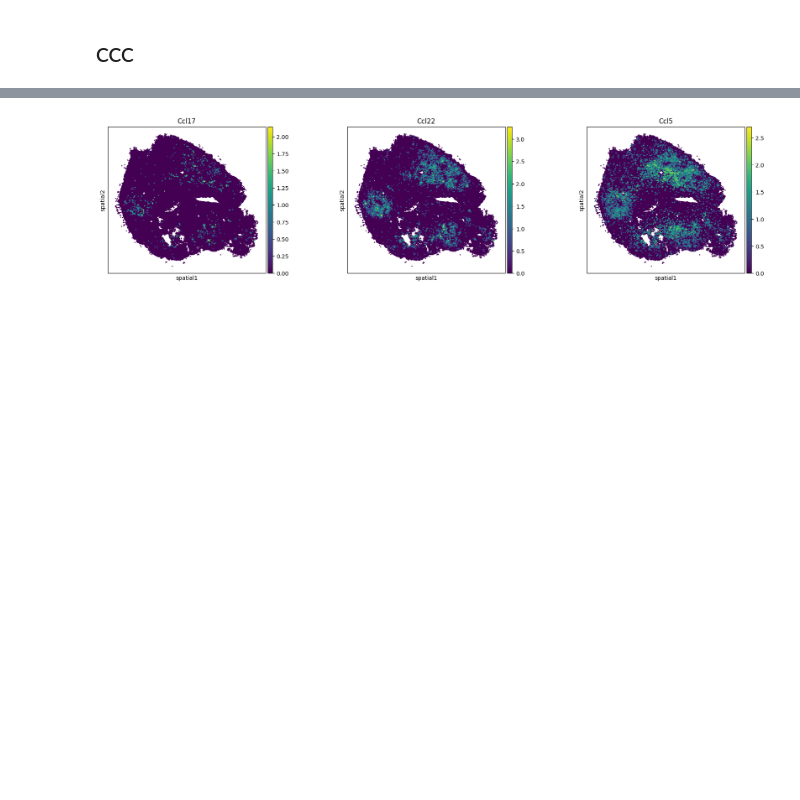
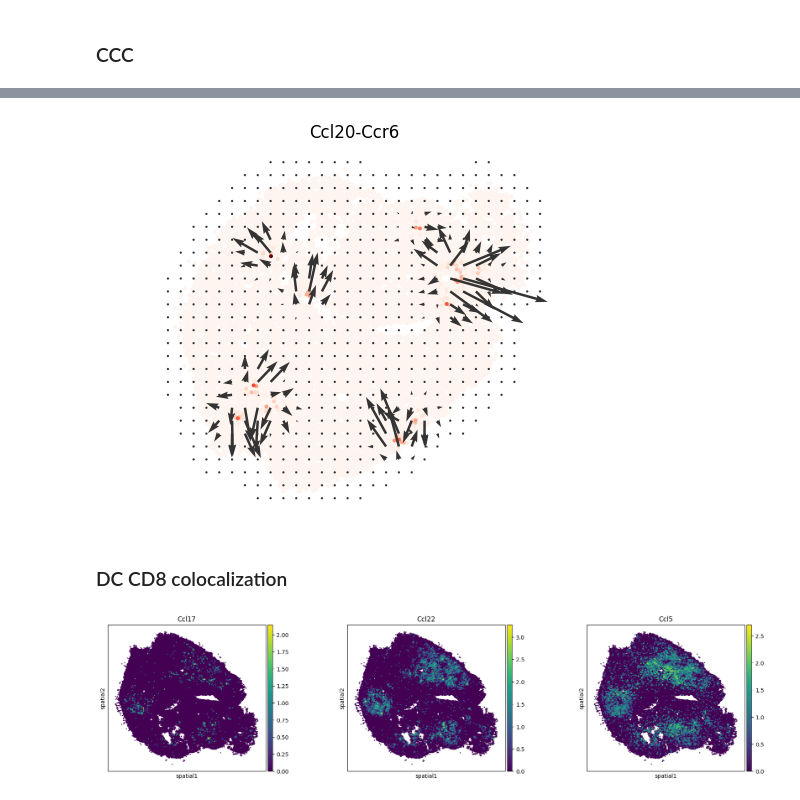
Before and after one commit to jishnu-lab/SpaceTravLR, a Jupyter notebook: manuscript/mouse_lymph_visiumHD/figures.ipynb, the cells around one changed output, grey strips where cells are left out. Cells and saved outputs as stored; diff of their text form; code cells hidden in the pictures; blank space fills up the shorter version.

```diff
--- a/manuscript/mouse_lymph_visiumHD/figures.ipynb
+++ b/manuscript/mouse_lymph_visiumHD/figures.ipynb
@@ -601,15 +607,20 @@ ax.set_title(pathway)
 # %%
 pathway = 'Ccl20-Ccr6'
 
 ct.tl.communication_direction(adata, database_name='user_database', pathway_name=pathway, k=5)
 ax = ct.pl.plot_cell_communication(adata, database_name='user_database',
     # lr_pair=('Cxcl13','Cxcr5'),
     lr_pair=(pathway.rsplit('-', 1)[0], pathway.rsplit('-', 1)[1]),
     plot_method='grid', background_legend=True,
-    scale=0.00003, ndsize=8, grid_density=0.6, summary='receiver',
+    scale=0.00005, ndsize=8, grid_density=0.6, summary='receiver',
     background='summary', clustering='cell_type', cmap='Reds',
     normalize_v = True, normalize_v_quantile=0.995)
 ax.set_title(pathway)
+ax.figure.savefig(f"figures/{pathway}_communication.svg", format="svg", transparent=True, bbox_inches='tight')
+# %% [output]
+[figure, added]
+# %% [markdown]
+### DC CD8 colocalization
 # %%
 import scanpy as sc
 
```
Also changed, not shown: parts of 3 cells of this notebook, 16 other files.
